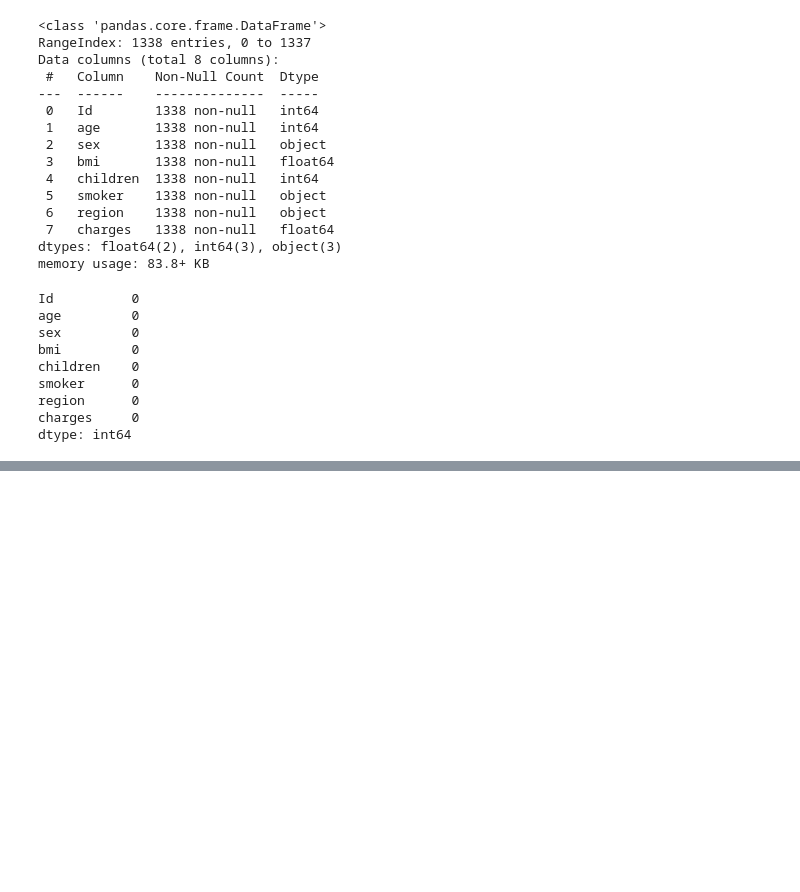
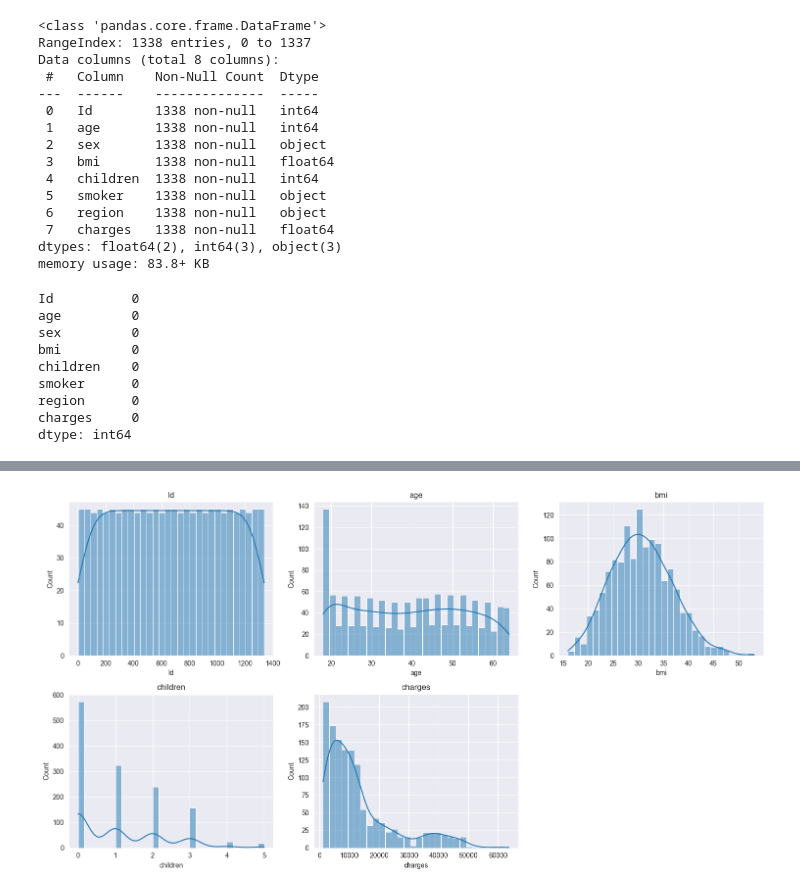
Before and after one commit to cveysel/KursDerslerim, a Jupyter notebook: MakineOgrenmesi/LightGBMRegressor.ipynb, the cells around one changed output, grey strips where cells are left out. Cells and saved outputs as stored; diff of their text form; code cells hidden in the pictures; blank space fills up the shorter version.

```diff
--- a/MakineOgrenmesi/LightGBMRegressor.ipynb
+++ b/MakineOgrenmesi/LightGBMRegressor.ipynb
@@ -47,0 +75,20 @@ dtype: int64
+# %%
+import math
+
+def plot_all_histograms(df,title_prefix = ""):
+    num_cols = df.select_dtypes(include=[np.number]).columns
+    n_cols = 3
+    n_rows = math.ceil(len(num_cols) / n_cols)
+
+    plt.figure(figsize=(5 * n_cols, 4 * n_rows))
+    for x, col in enumerate(num_cols,1):
+        plt.subplot(n_rows, n_cols, x)
+        sns.histplot(df[col], bins=30,kde=True)
+        plt.title(f"{title_prefix}{col}" )
+
+    plt.tight_layout()
+    plt.show()
+
+plot_all_histograms(df)
+# %% [output]
+[figure, added]
```
Also changed, not shown: parts of 29 cells of this notebook.
